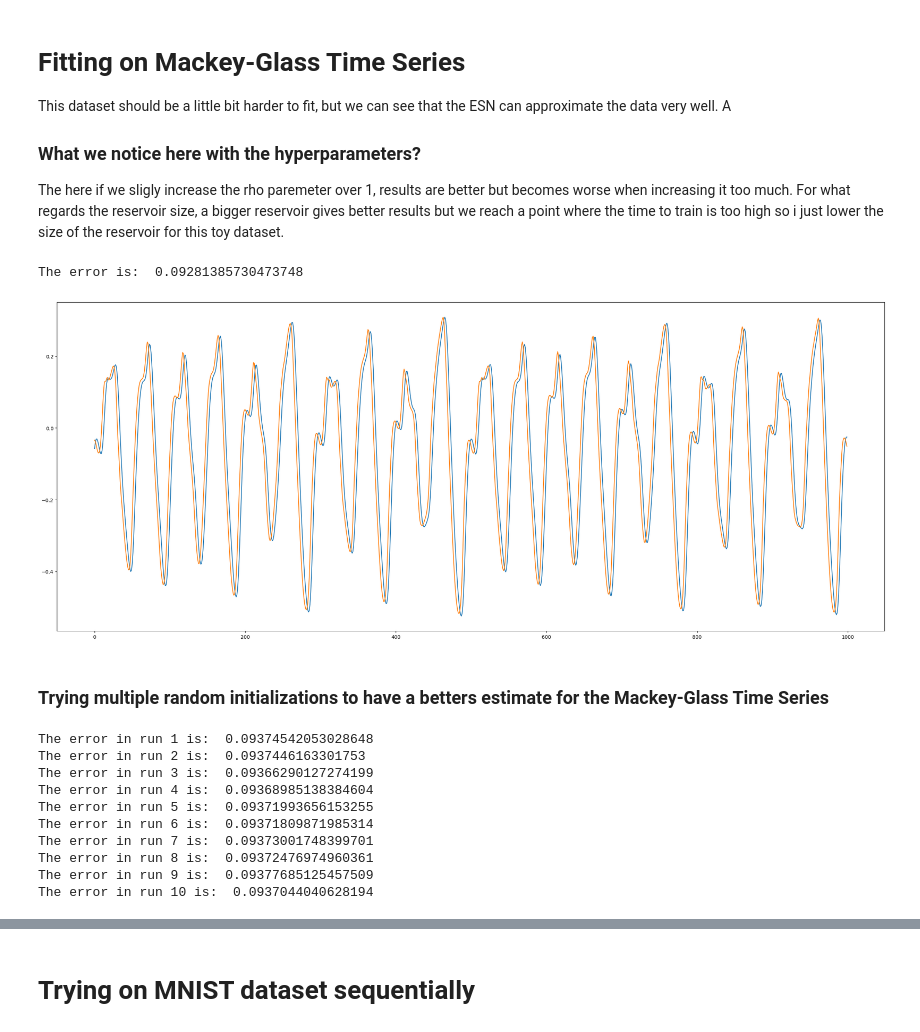
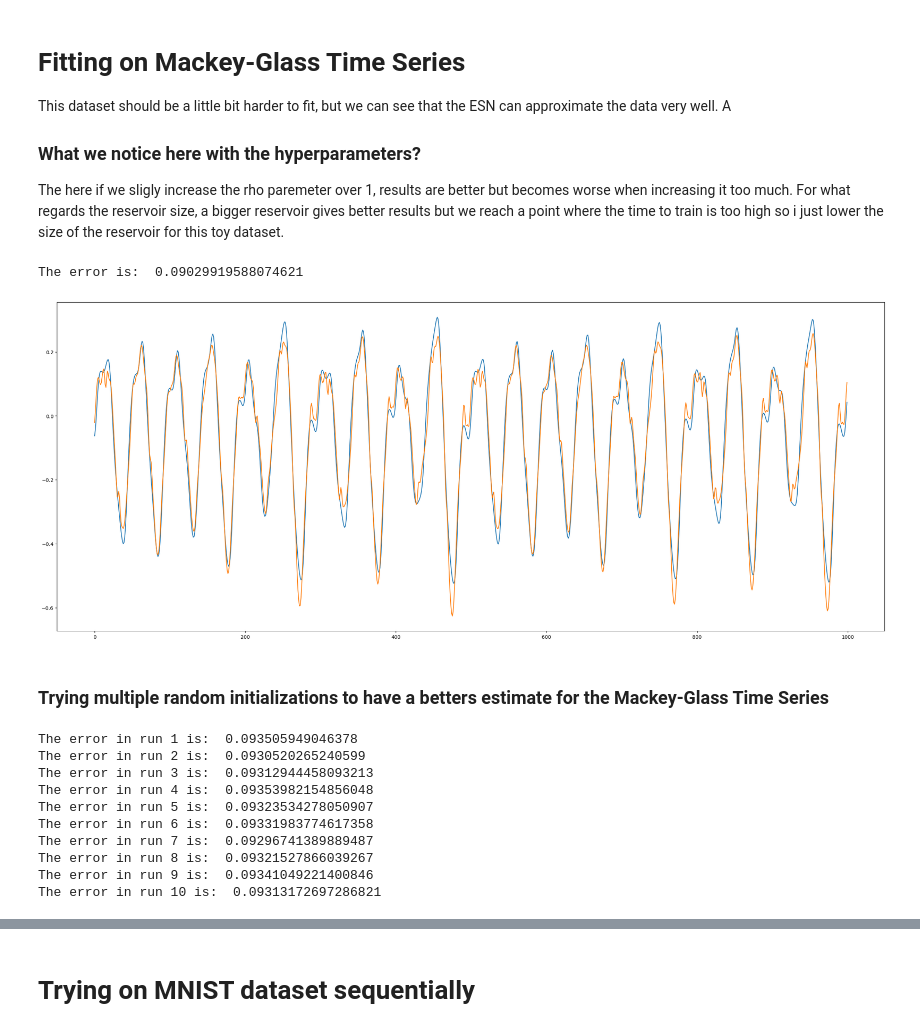
Before and after one commit to U-n-Own/UniversityNotes, a Jupyter notebook: Assignments/ComputationalNeuroscience/ThirdAssignment/EchoStateNetworks.ipynb, the cells around one changed output, grey strips where cells are left out. Saved outputs shown, nothing was run; the diff lists cells and outputs as text; code cells hidden in the pictures.

Commit message:
final adjustments to ESN code and makey glass validation and test rewritten

```diff
--- a/Assignments/ComputationalNeuroscience/ThirdAssignment/EchoStateNetworks.ipynb
+++ b/Assignments/ComputationalNeuroscience/ThirdAssignment/EchoStateNetworks.ipynb
@@ -219,16 +249,17 @@ The here if we sligly increase the rho paremeter over 1, results are better but
 
 errors_MG17 = []
 errors_MG17_smaller = []
-washout_MG17 = 1000
+washout_MG17 = 500
 
 # add delay to the target
-delay = 3
+delay = 10
 
 # for training we need a delayed version
 train_MG17 = np.array(train_MG17).reshape(-1, 1)
 epochs_MG17 = len(train_MG17)
+
 train_input_MG17 = train_MG17
-target_delayed_MG17 = train_MG17[washout_MG17+delay:epochs_MG17]
+target_delayed_MG17 = train_MG17[delay:epochs_MG17]
 
 # Now to predict we just go with the valid and test data, valid is 1000 steps and test is 4000
 valid_MG17 = np.array(valid_MG17).reshape(-1, 1)
@@ -238,35 +269,47 @@ test_MG17 = np.array(test_MG17).reshape(-1, 1)
 train_MG17_copy = train_MG17
 valid_input_MG17 = valid_MG17
 test_input_MG17 = test_MG17
+
+
+
+####
+
+# Take a delay of 10 steps
+data_MG17_transformed = np.array(data_MG17)
+mg_input = data_MG17_transformed[:, :-delay]
+mg_target = data_MG17_transformed[:, delay:]
+
+# and now define train, valid and test
+train_input_MG17 = mg_input[:,:5000].T
+valid_input_MG17 = mg_input[:,5000:6000].T
+test_input_MG17 = mg_input[:,6000:].T
+
+# and the targets
+train_output_MG17 = mg_target[:,:5000].T
+valid_output_MG17 = mg_target[:,5000:6000].T
+test_output_MG17 = mg_target[:,6000:].T
 # %%
-esn = EchoStateNetwork(N_h = 1000, N_x = 1, omega_in = 1.2, rho_enforced = 1.1, washout = washout_MG17, alternative_method='ridge')
+esn = EchoStateNetwork(N_h = 1000, N_x = 1, omega_in = 0.55, rho_enforced = 0.999991, washout = washout_MG17, alternative_method='ridge')
 
 # restore data
 
 # Let model go trought the data and encode it in the H states and then train our readout
-esn.fit(train_input_MG17, target_delayed_MG17, epochs = epochs_MG17, delay = delay)
+esn.fit(train_input_MG17, train_output_MG17, epochs = epochs_MG17, delay = delay)
 
 # Predict the output
-prediction_MG17 = esn.predict_test(valid_MG17)
+prediction_MG17 = esn.predict_test(valid_input_MG17)
 
-# Adjust target (train_output) using washout
-#target_delayed_MG17 = target_delayed_MG17[washout_MG17:epochs_MG17]
-
-# Remove the washout for prediction
-#prediction_MG17 = prediction_MG17[washout_MG17:epochs_MG17]
-
-# calculate the error MSE taking delay into account
-#error_MG17 = np.mean((valid_MG17[delay:] - prediction_MG17)**2)
-error_MG17 = esn.calculate_error(target=valid_MG17, prediction=prediction_MG17)
+# Calculate the error
+error_MG17 = esn.calculate_error(target=valid_output_MG17, prediction=prediction_MG17)
 errors_MG17.append(error_MG17)
 
 print('The error is: ', error_MG17)
 
 # Plot the prediction taking delay into account
-esn.plot_prediction(target=valid_MG17, prediction=prediction_MG17)
+esn.plot_prediction(target=valid_output_MG17, prediction=prediction_MG17)
 # %% [output]
-The error is:  0.09281385730473748
+The error is:  0.09029919588074621
-[figure, old version]
+[figure, new version]
 # %% [markdown]
 ### Trying multiple random initializations to have a betters estimate for the Mackey-Glass Time Series
 # %%
@@ -276,13 +319,13 @@ for i in range(10):
         train_MG17 = train_MG17_copy
         target_delayed_MG17 = train_MG17[washout_MG17+delay:epochs_MG17]
 
-        esn = EchoStateNetwork(N_h = 1000, N_x = 1, omega_in = 0.8, rho_enforced = 1.1, washout = washout_MG17, alternative_method='ridge')
+        esn = EchoStateNetwork(N_h = 1000, N_x = 1, omega_in = 0.7, rho_enforced = 0.9999, washout = washout_MG17, alternative_method='ridge')
 
         # Let model go trought the data and encode it in the H states and then train our readout
-        esn.fit(train_input_MG17, target_delayed_MG17, epochs = epochs_MG17, delay = delay)
+        esn.fit(train_input_MG17, train_output_MG17, epochs = epochs_MG17, delay = delay)
 
         # Predict the output
-        prediction_MG17 = esn.predict_test(test_MG17)
+        prediction_MG17 = esn.predict_test(test_input_MG17)
 
         # Adjust target (train_output) using washout
         #target_delayed_MG17 = target_delayed_MG17[washout_MG17:epochs_MG17]
@@ -290,22 +333,22 @@ for i in range(10):
         # Remove the washout for prediction
         #prediction_MG17 = prediction_MG17[washout_MG17:epochs_MG17]
 
-        error_MG17 = esn.calculate_error(target=test_MG17, prediction=prediction_MG17)
+        error_MG17 = esn.calculate_error(target=test_output_MG17, prediction=prediction_MG17)
 
         errors_MG17.append(error_MG17)
 
         print(f'The error in run {i+1} is: ', error_MG17)
 # %% [output]
-The error in run 1 is:  0.09374542053028648
-The error in run 2 is:  0.0937446163301753
-The error in run 3 is:  0.09366290127274199
-The error in run 4 is:  0.09368985138384604
-The error in run 5 is:  0.09371993656153255
-The error in run 6 is:  0.09371809871985314
-The error in run 7 is:  0.09373001748399701
-The error in run 8 is:  0.09372476974960361
-The error in run 9 is:  0.09377685125457509
-The error in run 10 is:  0.0937044040628194
+The error in run 1 is:  0.093505949046378
+The error in run 2 is:  0.0930520265240599
+The error in run 3 is:  0.09312944458093213
+The error in run 4 is:  0.09353982154856048
+The error in run 5 is:  0.09323534278050907
+The error in run 6 is:  0.09331983774617358
+The error in run 7 is:  0.09296741389889487
+The error in run 8 is:  0.09321527866039267
+The error in run 9 is:  0.09341049221400846
+The error in run 10 is:  0.09313172697286821
 # %%
 # Calculate and print the variance of the errors
 variance = np.var(errors_MG17)
```
Also changed, not shown: parts of 6 cells of this notebook, 1 other file.
